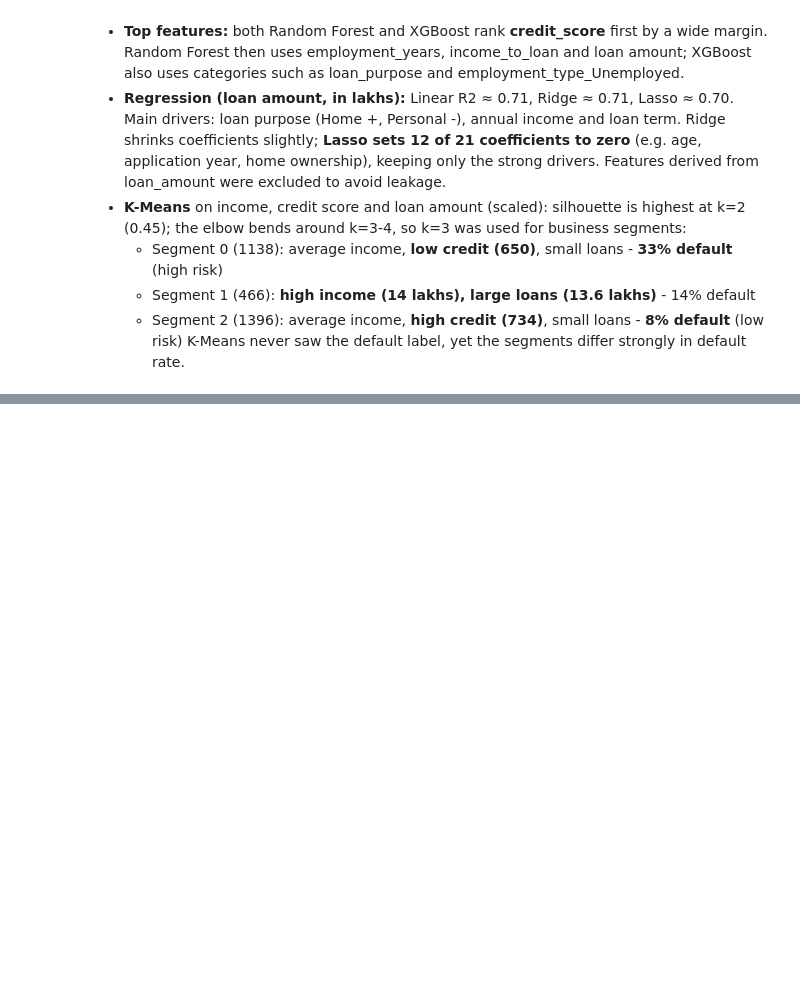
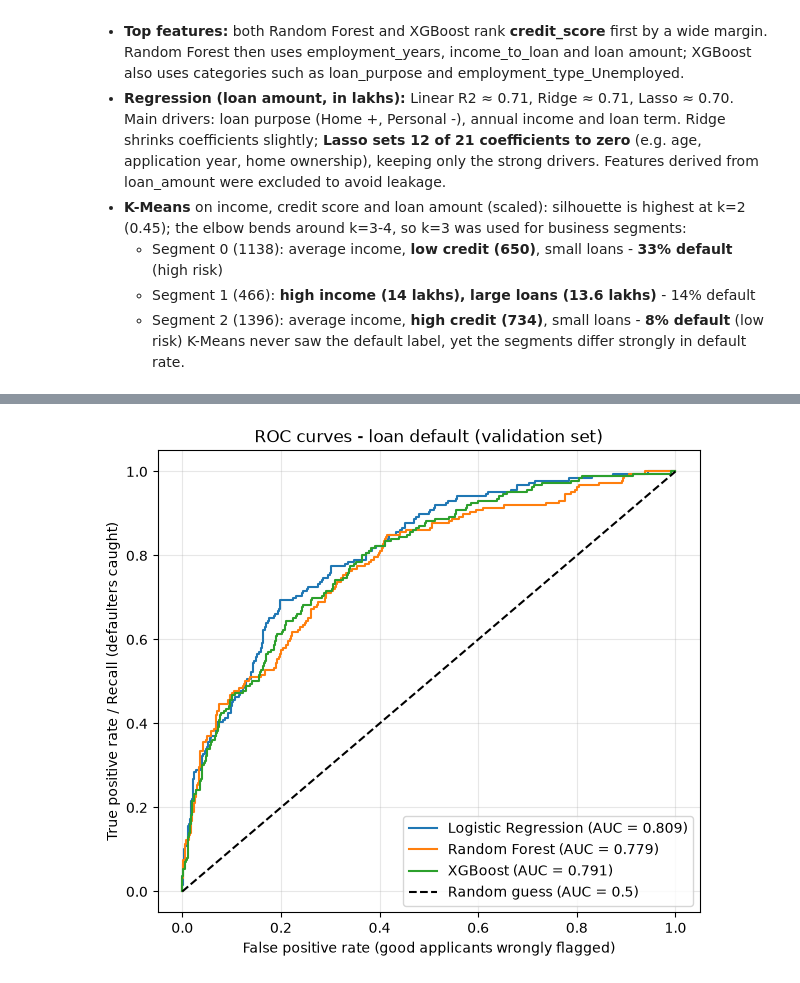
Before and after one commit to abineshs-arch/churn-prediction, a Jupyter notebook: week2assessment/week2_assessment.ipynb, the cells around one changed output, grey strips where cells are left out. Drawn from its saved outputs; the diff is of its cells as text; code cells hidden in the pictures; blank space fills up the shorter version.

Commit message:
Assessment task 4: metrics, ROC, threshold, tuning, regression metrics, final test

```diff
--- a/week2assessment/week2_assessment.ipynb
+++ b/week2assessment/week2_assessment.ipynb
@@ -549,0 +552,20 @@ RF OOB score: 0.840 | XGBoost stopped at 61 trees | Lasso zero coefficients: 12
+# %%
+from sklearn.metrics import (accuracy_score, precision_score, recall_score, f1_score,
+                             confusion_matrix, roc_curve)
+
+rows = []
+for name, pipe in clf_pipes.items():
+    pred = pipe.predict(X_val)                       # default threshold 0.5
+    tn, fp, fn, tp = confusion_matrix(y_val, pred).ravel()
+    rows.append({"Model": name,
+                 "Accuracy":  round(accuracy_score(y_val, pred), 3),
+                 "Precision": round(precision_score(y_val, pred, zero_division=0), 3),
+                 "Recall":    round(recall_score(y_val, pred), 3),
+                 "F1":        round(f1_score(y_val, pred), 3),
+                 "TN": tn, "FP": fp, "FN": fn, "TP": tp})
+metrics_t4 = pd.DataFrame(rows)
+print(metrics_t4.to_string(index=False))
+
+# The "lazy" model: predict 'no default' for everyone
+lazy_acc = accuracy_score(y_val, np.zeros(len(y_val)))
+print(f"\nAlways predicting 'no default' gives accuracy {lazy_acc:.3f} - and catches 0 defaulters")
@@ -549,0 +580,16 @@ RF OOB score: 0.840 | XGBoost stopped at 61 trees | Lasso zero coefficients: 12
+# %%
+plt.figure(figsize=(7, 6))
+for name in ["Logistic Regression", "Random Forest", "XGBoost"]:
+    p = clf_pipes[name].predict_proba(X_val)[:, 1]
+    fpr, tpr, _ = roc_curve(y_val, p)
+    plt.plot(fpr, tpr, label=f"{name} (AUC = {roc_auc_score(y_val, p):.3f})")
+plt.plot([0, 1], [0, 1], "k--", label="Random guess (AUC = 0.5)")
+plt.xlabel("False positive rate (good applicants wrongly flagged)")
+plt.ylabel("True positive rate / Recall (defaulters caught)")
+plt.title("ROC curves - loan default (validation set)")
+plt.legend()
+plt.grid(alpha=0.3)
+plt.savefig("t4_roc.png", dpi=150, bbox_inches="tight")
+plt.show()
+# %% [output]
+[figure, added]
```
Also changed, not shown: parts of 5 cells of this notebook, 1 other file.
